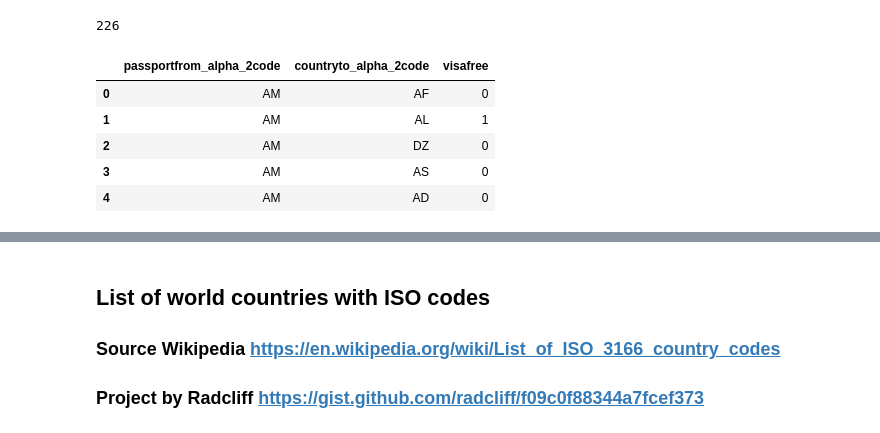
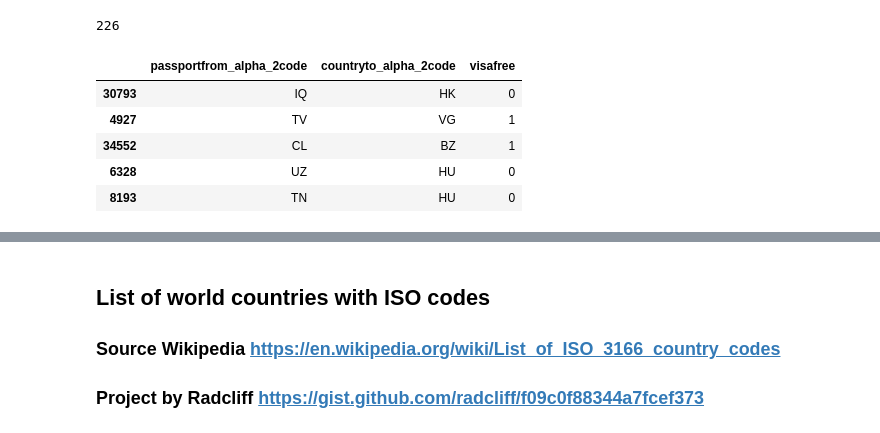
Before and after one commit to jeremielamboley/global-passport-index, a Jupyter notebook: main.ipynb, the cells around one changed output, grey strips where cells are left out. Saved outputs shown, nothing was run; the diff lists cells and outputs as text; code cells hidden in the pictures.

```diff
--- a/main.ipynb
+++ b/main.ipynb
@@ -28,12 +28,3 @@ df_visa_free['passportfrom_alpha_2code'].nunique()
 df_visa_free['countryto_alpha_2code'].nunique()
 # %% [output]
 226
-# %%
-df_visa_free.head(5)
-# %% [output]
-|  | passportfrom_alpha_2code | countryto_alpha_2code | visafree |
-| 0 | AM | AF | 0 |
-| 1 | AM | AL | 1 |
-| 2 | AM | DZ | 0 |
-| 3 | AM | AS | 0 |
-| 4 | AM | AD | 0 |
@@ -39,0 +34,10 @@ df_visa_free.head(5)
+# %%
+# visafree matrix preview
+df_visa_free.sample(5)
+# %% [output]
+|  | passportfrom_alpha_2code | countryto_alpha_2code | visafree |
+| 30793 | IQ | HK | 0 |
+| 4927 | TV | VG | 1 |
+| 34552 | CL | BZ | 1 |
+| 6328 | UZ | HU | 0 |
+| 8193 | TN | HU | 0 |
```
Also changed, not shown: parts of 22 cells of this notebook.
